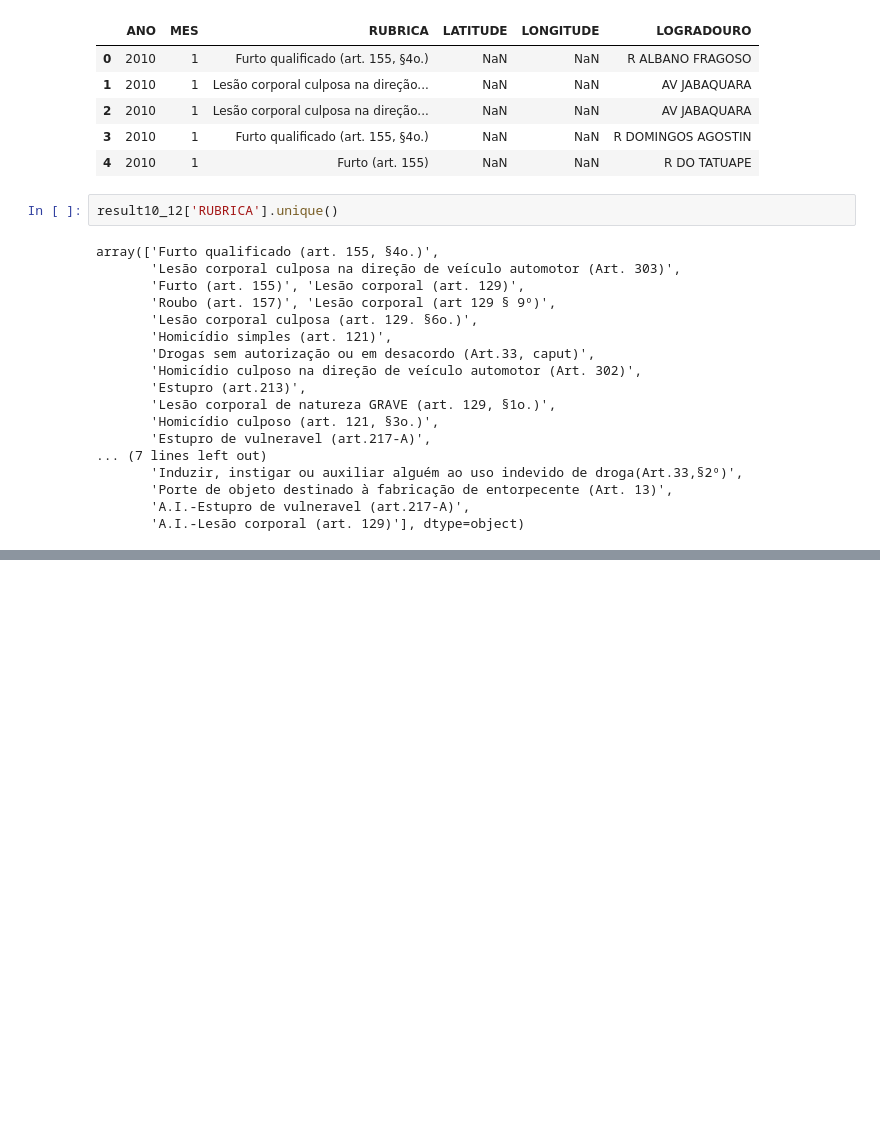
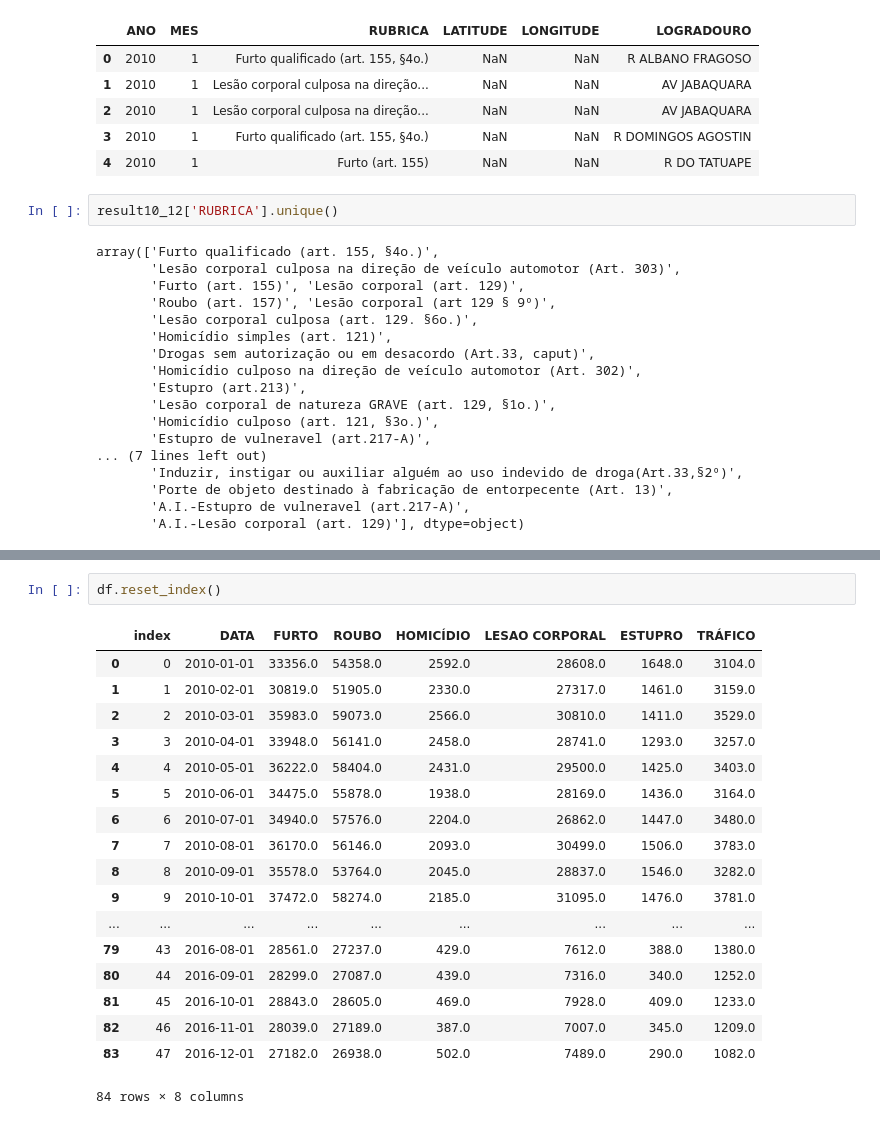
Before and after one commit to deeplearningunb/deeBO, a Jupyter notebook: concat_daframes.ipynb, the cells around one changed output, grey strips where cells are left out. Cells and saved outputs as stored; diff of their text form; blank space fills up the shorter version.

```diff
--- a/concat_daframes.ipynb
+++ b/concat_daframes.ipynb
@@ -300,0 +443,21 @@ df.head()
+# %%
+df.reset_index()
+# %% [output]
+|  | index | DATA | FURTO | ROUBO | HOMICÍDIO | LESAO CORPORAL | ESTUPRO | TRÁFICO |
+| 0 | 0 | 2010-01-01 | 33356.0 | 54358.0 | 2592.0 | 28608.0 | 1648.0 | 3104.0 |
+| 1 | 1 | 2010-02-01 | 30819.0 | 51905.0 | 2330.0 | 27317.0 | 1461.0 | 3159.0 |
+| 2 | 2 | 2010-03-01 | 35983.0 | 59073.0 | 2566.0 | 30810.0 | 1411.0 | 3529.0 |
+| 3 | 3 | 2010-04-01 | 33948.0 | 56141.0 | 2458.0 | 28741.0 | 1293.0 | 3257.0 |
+| 4 | 4 | 2010-05-01 | 36222.0 | 58404.0 | 2431.0 | 29500.0 | 1425.0 | 3403.0 |
+| 5 | 5 | 2010-06-01 | 34475.0 | 55878.0 | 1938.0 | 28169.0 | 1436.0 | 3164.0 |
+| 6 | 6 | 2010-07-01 | 34940.0 | 57576.0 | 2204.0 | 26862.0 | 1447.0 | 3480.0 |
+| 7 | 7 | 2010-08-01 | 36170.0 | 56146.0 | 2093.0 | 30499.0 | 1506.0 | 3783.0 |
+| 8 | 8 | 2010-09-01 | 35578.0 | 53764.0 | 2045.0 | 28837.0 | 1546.0 | 3282.0 |
+| 9 | 9 | 2010-10-01 | 37472.0 | 58274.0 | 2185.0 | 31095.0 | 1476.0 | 3781.0 |
+| ... | ... | ... | ... | ... | ... | ... | ... | ... |
+| 79 | 43 | 2016-08-01 | 28561.0 | 27237.0 | 429.0 | 7612.0 | 388.0 | 1380.0 |
+| 80 | 44 | 2016-09-01 | 28299.0 | 27087.0 | 439.0 | 7316.0 | 340.0 | 1252.0 |
+| 81 | 45 | 2016-10-01 | 28843.0 | 28605.0 | 469.0 | 7928.0 | 409.0 | 1233.0 |
+| 82 | 46 | 2016-11-01 | 28039.0 | 27189.0 | 387.0 | 7007.0 | 345.0 | 1209.0 |
+| 83 | 47 | 2016-12-01 | 27182.0 | 26938.0 | 502.0 | 7489.0 | 290.0 | 1082.0 |
+84 rows × 8 columns
```
Also changed, not shown: parts of 12 cells of this notebook, 1 other file.
